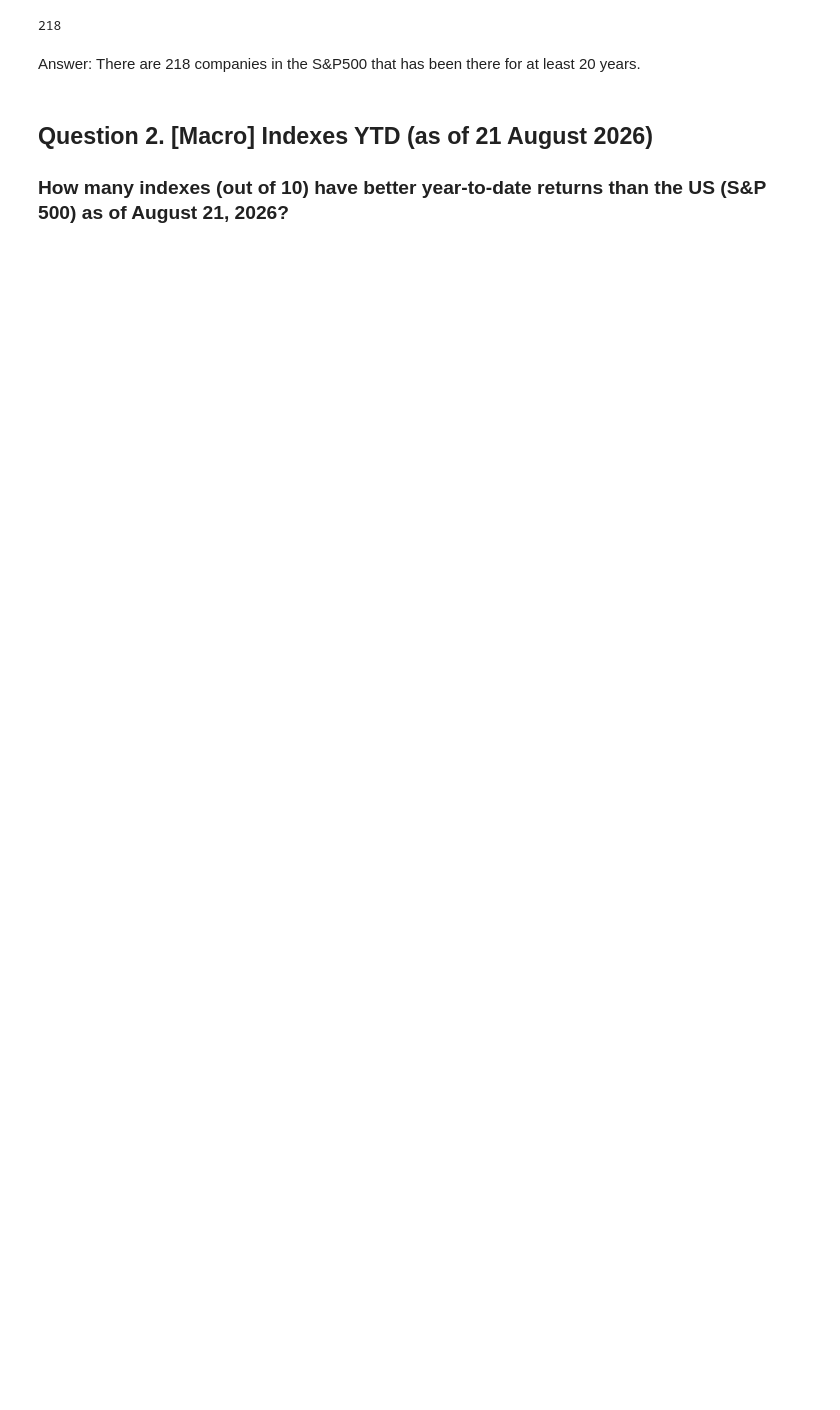
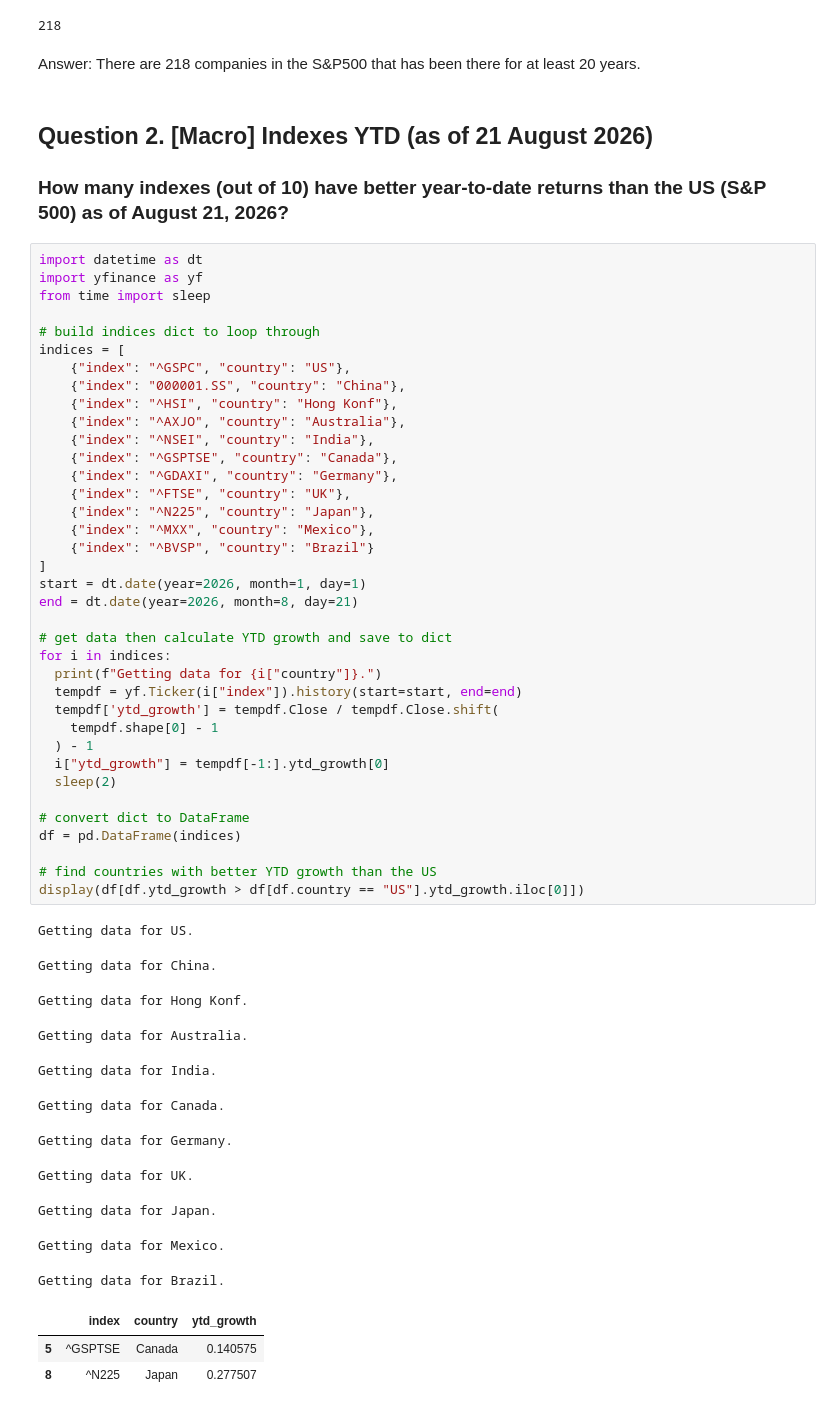
Before and after one commit to romadvincula/learn, a Jupyter notebook: dtc/stock-market-analytics-zoomcamp-2026/homework1_answer.ipynb, the cells around one changed output. Drawn from its saved outputs; the diff is of its cells as text; blank space fills up the shorter version.

```diff
--- a/dtc/stock-market-analytics-zoomcamp-2026/homework1_answer.ipynb
+++ b/dtc/stock-market-analytics-zoomcamp-2026/homework1_answer.ipynb
@@ -73,3 +73,55 @@ Answer: There are 218 companies in the S&P500 that has been there for at least 2
 ## Question 2. [Macro] Indexes YTD (as of 21 August 2026)
 
 ### How many indexes (out of 10) have better year-to-date returns than the US (S&P 500) as of August 21, 2026?
+# %%
+import datetime as dt
+import yfinance as yf
+from time import sleep
+
+# build indices dict to loop through
+indices = [
+    {"index": "^GSPC", "country": "US"},
+    {"index": "000001.SS", "country": "China"},
+    {"index": "^HSI", "country": "Hong Konf"},
+    {"index": "^AXJO", "country": "Australia"},
+    {"index": "^NSEI", "country": "India"},
+    {"index": "^GSPTSE", "country": "Canada"},
+    {"index": "^GDAXI", "country": "Germany"},
+    {"index": "^FTSE", "country": "UK"},
+    {"index": "^N225", "country": "Japan"},
+    {"index": "^MXX", "country": "Mexico"},
+    {"index": "^BVSP", "country": "Brazil"}
+]
+start = dt.date(year=2026, month=1, day=1)
+end = dt.date(year=2026, month=8, day=21)
+
+# get data then calculate YTD growth and save to dict
+for i in indices:
+  print(f"Getting data for {i["country"]}.")
+  tempdf = yf.Ticker(i["index"]).history(start=start, end=end)
+  tempdf['ytd_growth'] = tempdf.Close / tempdf.Close.shift(
+    tempdf.shape[0] - 1
+  ) - 1
+  i["ytd_growth"] = tempdf[-1:].ytd_growth[0]
+  sleep(2)
+
+# convert dict to DataFrame
+df = pd.DataFrame(indices)
+
+# find countries with better YTD growth than the US
+display(df[df.ytd_growth > df[df.country == "US"].ytd_growth.iloc[0]])
+# %% [output]
+Getting data for US.
+Getting data for China.
+Getting data for Hong Konf.
+Getting data for Australia.
+Getting data for India.
+Getting data for Canada.
+Getting data for Germany.
+Getting data for UK.
+Getting data for Japan.
+Getting data for Mexico.
+Getting data for Brazil.
+|  | index | country | ytd_growth |
+| 5 | ^GSPTSE | Canada | 0.140575 |
+| 8 | ^N225 | Japan | 0.277507 |
```
Also changed, not shown: parts of 6 cells of this notebook.
